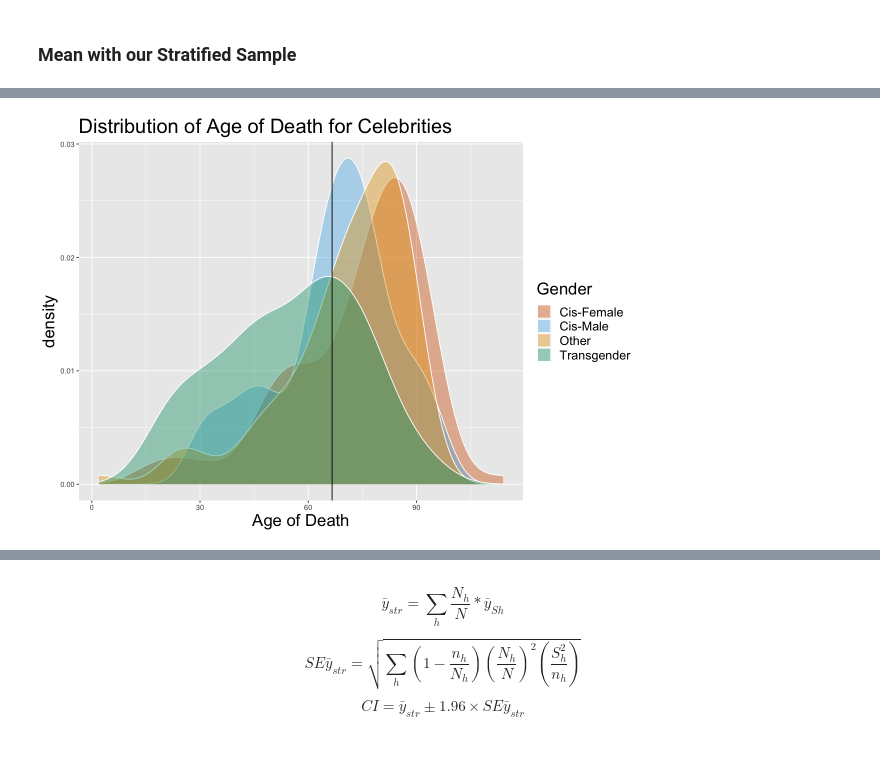
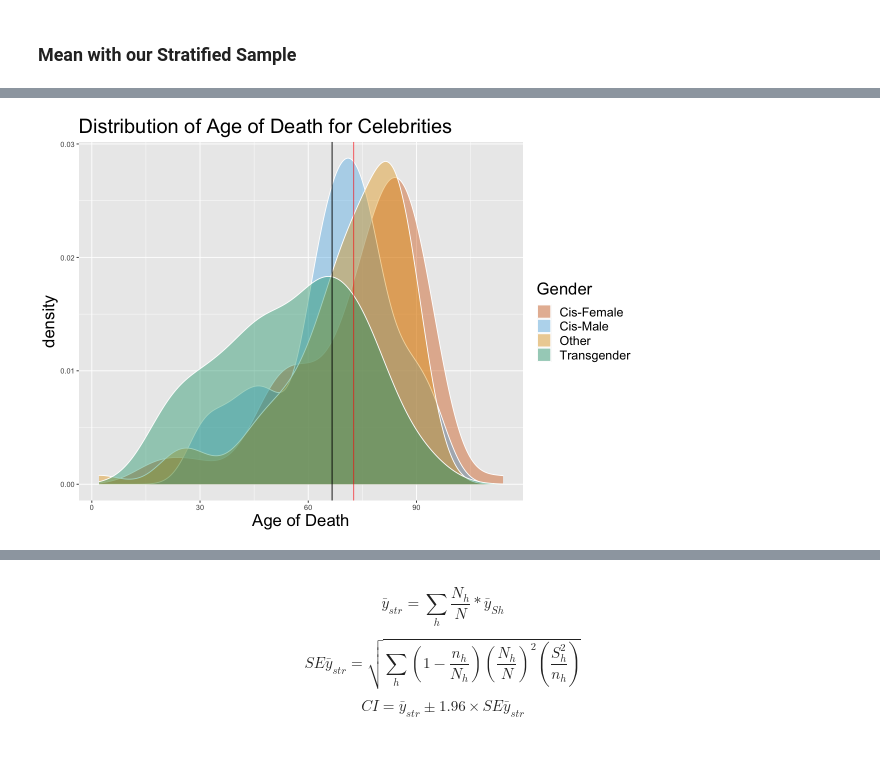
Before and after one commit to jjadeb/STAT334-Project, a Jupyter notebook: STAT344 Group Project-Copy1.ipynb, the cells around one changed output, grey strips where cells are left out. Saved outputs shown, nothing was run; the diff lists cells and outputs as text; code cells hidden in the pictures.

```diff
--- a/STAT344 Group Project-Copy1.ipynb
+++ b/STAT344 Group Project-Copy1.ipynb
@@ -640,6 +640,7 @@ We calculate these values under the assumption that our sample is large enough f
 plot_mean_strat <- ggplot(age_strat, aes(x = Age.of.death, fill = Gender)) +
     geom_density(stat = "density", colour = "#FFFFFF", alpha = 0.4) +
     geom_vline(aes(xintercept = mean(age_strat$Age.of.death)), linewidth = 1.5) +
+    geom_vline(aes(xintercept = 72.6), linewidth = 1.5, colour = "#FF0000", alpha = 0.7) +
     xlab("Age of Death") +
     ggtitle("Distribution of Age of Death for Celebrities") +
 
@@ -659 +662 @@ Warning message:
-[figure, old version]
+[figure, new version]
```
Also changed, not shown: parts of 7 cells of this notebook.
